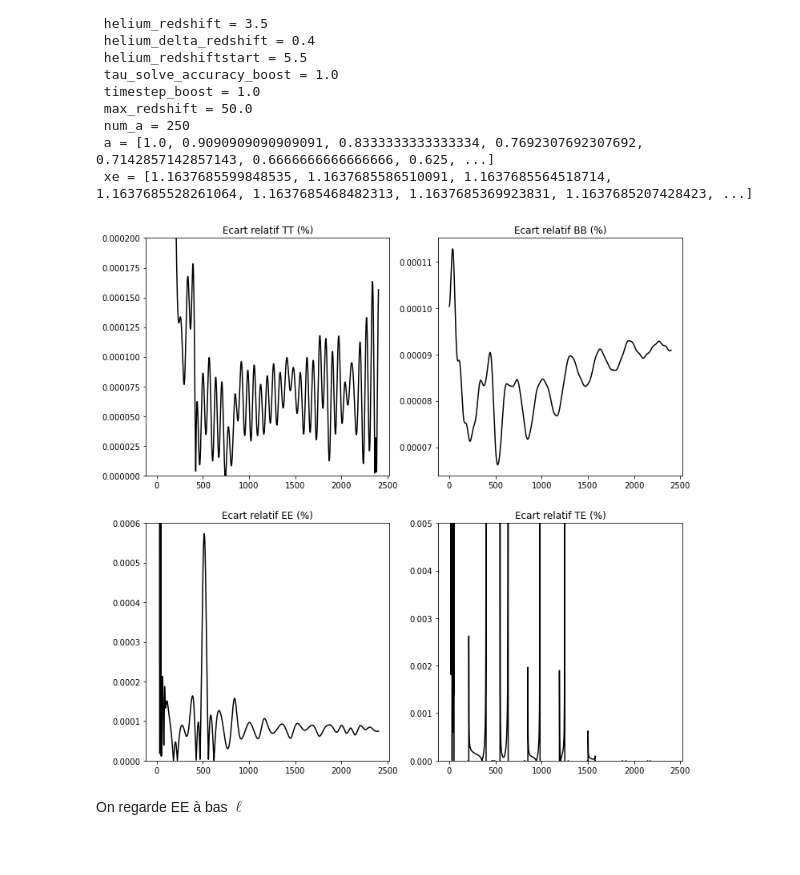
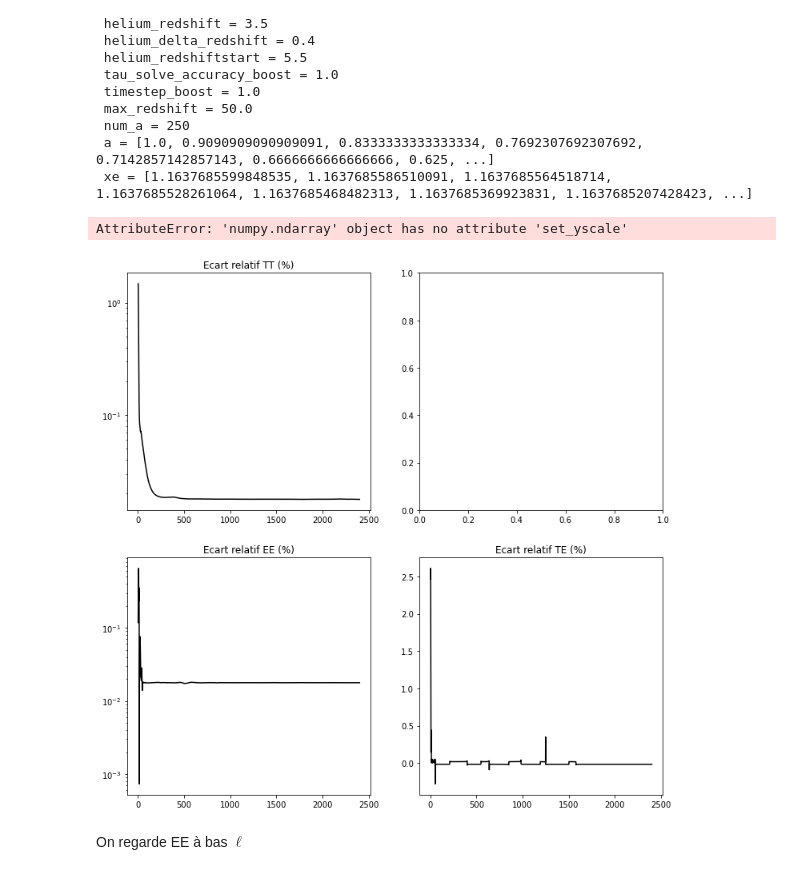
Before and after one commit to EmilePangburn/Tanh_model, a Jupyter notebook: tau_camb.ipynb, the cells around one changed output. Saved outputs shown, nothing was run; the diff lists cells and outputs as text; code cells hidden in the pictures.

```diff
--- a/tau_camb.ipynb
+++ b/tau_camb.ipynb
@@ -51,40 +51,44 @@ class: <TanhReionization>
  a = [1.0, 0.9090909090909091, 0.8333333333333334, 0.7692307692307692, 0.7142857142857143, 0.6666666666666666, 0.625, ...]
  xe = [1.1637685599848535, 1.1637685586510091, 1.1637685564518714, 1.1637685528261064, 1.1637685468482313, 1.1637685369923831, 1.1637685207428423, ...]
 # %%
-z = np.arange(0, 25, 0.1)
+z = np.arange(0, 25, 0.5)
 xe_resultat = cb.xe(z,tau=0.054)
 model = camb.TanhReionization()
 model.set_xe(xe_resultat,z)
 
-
-totCl_old = cb.cl_from_CAMB(tau=0.054125)
+#tau = 0.054125
+totCl_old = cb.cl_from_CAMB(tau=0.054)
 totCl = cb.cl_from_CAMB(tau = 0,model=model)
 
 
 debut=0
 ls = np.arange(debut,2401,1)
 fig, ax = plt.subplots(2,2, figsize = (12,12))
 ax[0,0].plot(ls,100*np.abs(totCl[debut:,0]-totCl_old[debut:,0])/totCl_old[debut:,0], color='k')
 #ax[0,0].plot(ls,totCl_old[:,0], color='r',label=r'$\tau$')
 ax[0,0].set_title('Ecart relatif TT (%)')
-ax[0,0].set_ylim(0,0.0002)
+#ax[0,0].set_ylim(0,0.04)
+ax[0,0].set_yscale('log')
 #ax[0,0].legend(fontsize=13)
 ax[1,0].plot(ls,100*np.abs(totCl[debut:,1]-totCl_old[debut:,1])/totCl_old[debut:,1], color='k')
 #ax[1,0].plot(ls,totCl_old[:,1], color='r',label=r'$\tau$')
 ax[1,0].set_title('Ecart relatif EE (%)')
-ax[1,0].set_ylim(0,0.0006)
+#ax[1,0].set_ylim(0,0.04)
 #ax[1,0].legend(fontsize=13)
+ax[1,0].set_yscale('log')
 ax[1,1].plot(ls,100*np.abs(totCl[debut:,3]-totCl_old[debut:,3])/totCl_old[debut:,3], color='k')
 #ax[1,1].plot(ls,totCl_old[:,3], color='r',label=r'$\tau$')
 ax[1,1].set_title('Ecart relatif TE (%)');
-ax[1,1].set_ylim(0,0.005)
+#ax[1,1].set_ylim(0,0.005)
 #ax[1,1].legend(fontsize=13)
+ax[1,1].set_yscale('log')
 ax[0,1].plot(ls,100*np.abs(totCl[debut:,2]-totCl_old[debut:,2])/totCl_old[debut:,2], color='k')
 #ax[0,1].plot(ls,totCl_old[:,2], color='r',label=r'$\tau$')
 ax[0,1].set_title('Ecart relatif BB (%)');
 #ax[0,1].legend(fontsize=13)
 # %% [output]
+AttributeError: 'numpy.ndarray' object has no attribute 'set_yscale'
-[figure, old version]
+[figure, new version]
 # %% [markdown]
 On regarde EE à bas $\ell$
 # %%
```
Also changed, not shown: parts of 2 cells of this notebook.
